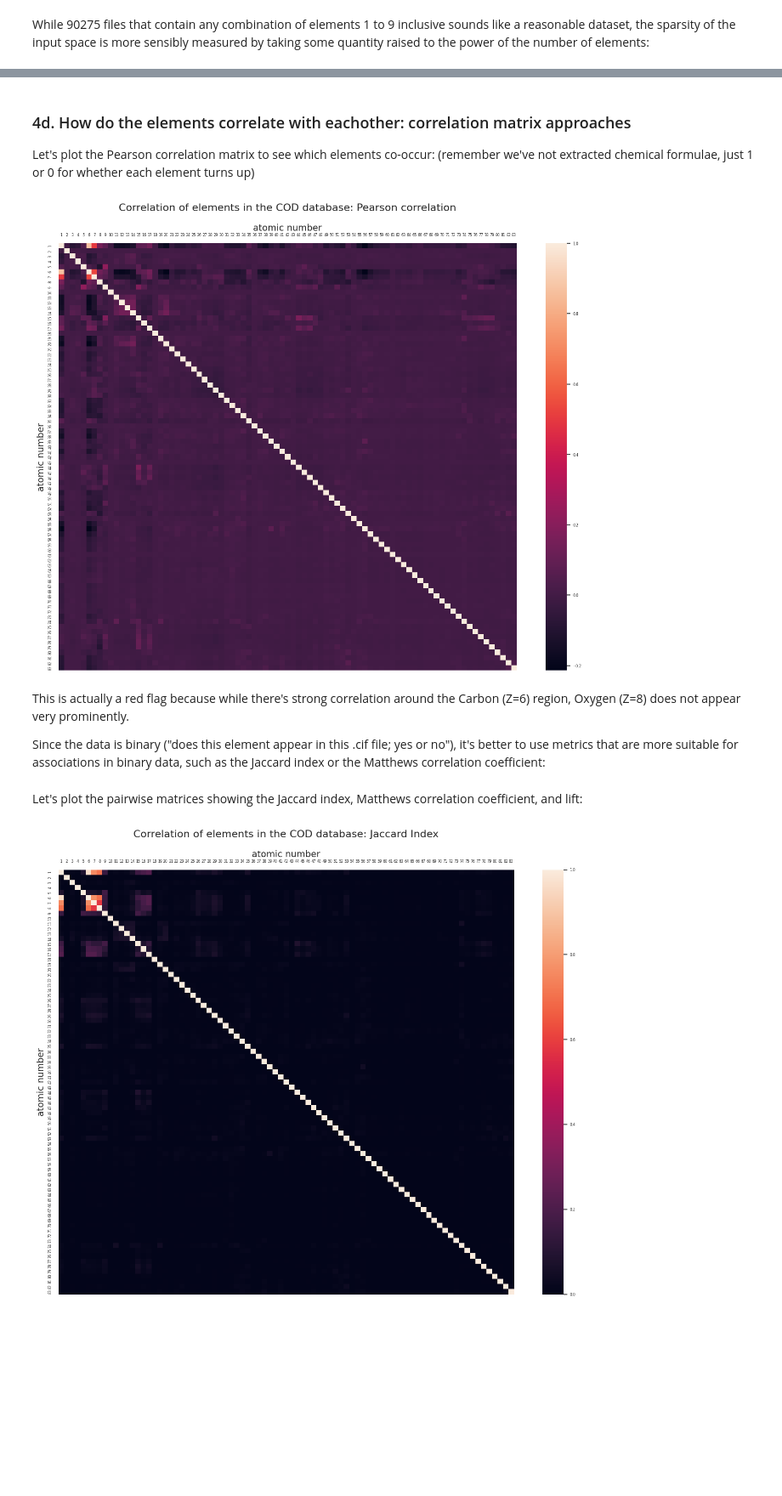
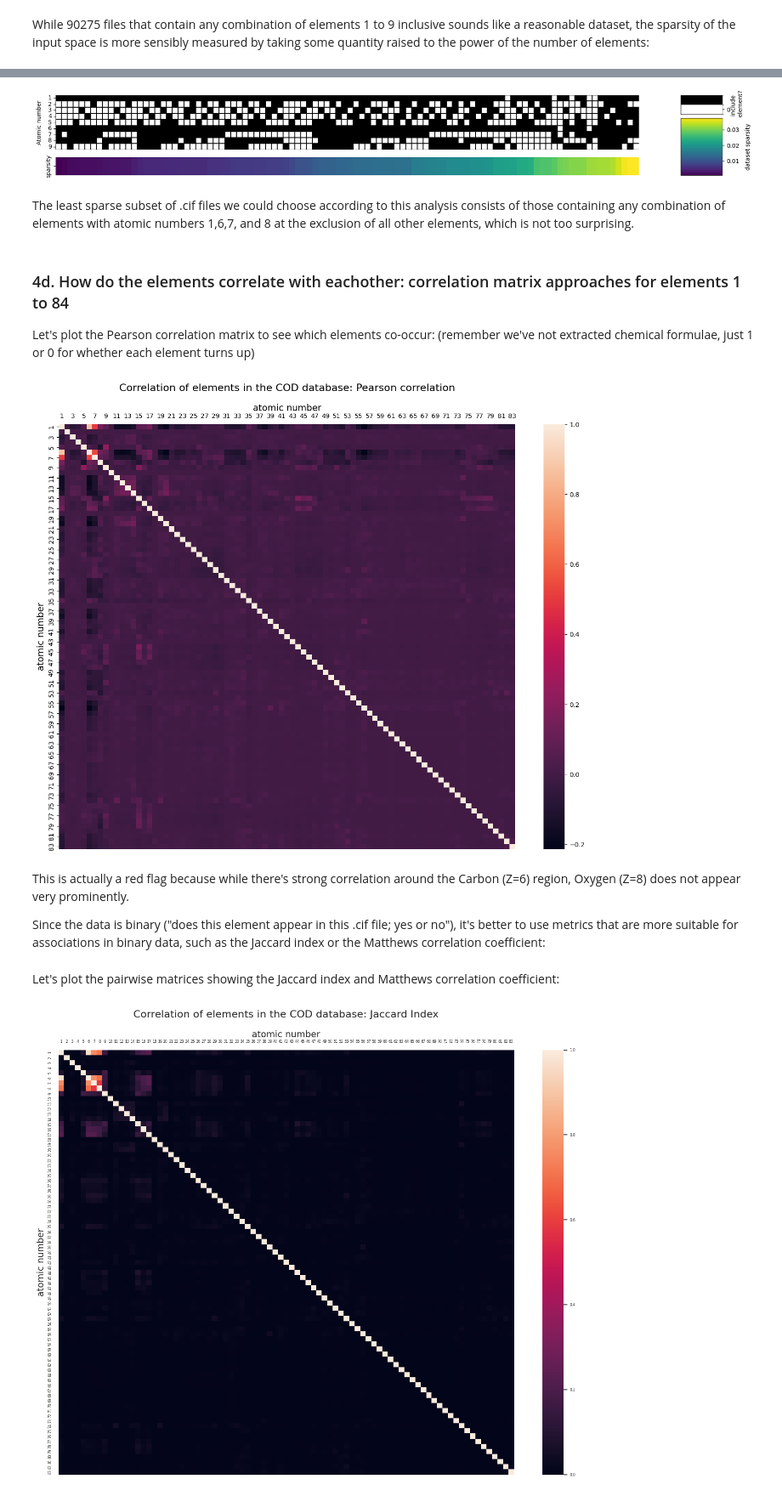
Before and after one commit to teerev/materials-discovery, a Jupyter notebook: exploration.ipynb, the cells around one changed output, grey strips where cells are left out. Shown: that part at 85% size. Drawn from its saved outputs; the diff is of its cells as text; code cells hidden in the pictures; blank space fills up the shorter version.

Commit message:
finished basic workflow of element selection. needs tidy up

```diff
--- a/exploration.ipynb
+++ b/exploration.ipynb
@@ -340,5 +358,63 @@ num_files_df.sort_values('sparsity', ascending=True)
+# %%
+import seaborn as sns
+import pandas as pd
+import matplotlib.pyplot as plt
+import matplotlib.gridspec as gridspec
+import matplotlib.colors as mcolors
+
+# Select subset of columns for binary and sparsity data
+num_files_df_subset = num_files_df[:100]
+binary_df = num_files_df_subset[['1', '2', '3', '4', '5', '6', '7', '8', '9']]  # replace with your binary column names
+continuous_df = num_files_df_subset[['sparsity']]  # replace with your continuous column name
+
+fig = plt.figure(figsize=(20, 2.5))
+
+# Create a gridspec object for heatmaps
+gs_heatmaps = gridspec.GridSpec(2, 1, height_ratios=[3, 1], width_ratios=[1], left=0.1, right=0.8, wspace=0.05)
+
+# Binary heatmap
+ax1 = plt.subplot(gs_heatmaps[0])
+sns.heatmap(binary_df.T, cmap='binary', cbar=False, yticklabels=True, xticklabels=False, ax=ax1)
+ax1.set_ylabel('Atomic number', rotation=90, labelpad=10)  # Add y-axis label
+plt.setp(ax1.get_yticklabels(), rotation=0)  # Rotate y-tick labels
+
+# Add gridlines
+ax1xlimits = ax1.get_xlim()
+ax1.hlines([i for i in range (0, len(atomic_number_range)+1)], ax1xlimits[0], ax1xlimits[1], color='black')
+ax1ylimits = ax1.get_ylim()
+ax1.vlines([i for i in range(0, len(binary_df))], ax1ylimits[0], ax1ylimits[1], color='black')
+
+# Continuous heatmap
+ax2 = plt.subplot(gs_heatmaps[1])
+sns.heatmap(continuous_df.T, cmap='viridis', cbar=False, yticklabels=True, xticklabels=False, ax=ax2)
+
+# Create a gridspec object for colorbars
+gs_colorbars = gridspec.GridSpec(2, 1, height_ratios=[1, 3], left=0.85, right=0.9, hspace=0.1)
+
+# Binary colorbar (1, 0)
+ax3 = plt.subplot(gs_colorbars[0])
+cmap = mcolors.ListedColormap(['white', 'black'])
+bounds = [0, 0.5, 0.6]
+norm = mcolors.BoundaryNorm(bounds, cmap.N)
+cb1 = plt.colorbar(plt.cm.ScalarMappable(norm=norm, cmap=cmap),
+                   cax=ax3,
+                   ticks=[0.25, 0.75],
+                   orientation='vertical')
+cb1.set_label('include \n element?', rotation=90, labelpad=1)
+cb1.set_ticklabels(['0', '1'])
+
+# Colorbar for sparsity data
+ax4 = plt.subplot(gs_colorbars[1])
+cbar = plt.colorbar(ax2.collections[0], cax=ax4, use_gridspec=True)
+cbar.set_label('dataset sparsity', rotation=90, labelpad=10)
+
+plt.show()
+# %% [output]
+[figure, added]
+# %% [markdown]
+The least sparse subset of .cif files we could choose according to this analysis consists of those containing any combination of elements with atomic numbers 1,6,7, and 8 at the exclusion of all other elements, which is not too surprising.
 # %% [markdown]
-### 4d. How do the elements correlate with eachother: correlation matrix approaches
+### 4d. How do the elements correlate with eachother: correlation matrix approaches for elements 1 to 84
 
 Let's plot the Pearson correlation matrix to see which elements co-occur: (remember we've not extracted chemical formulae, just 1 or 0 for whether each element turns up)
 # %%
@@ -347,19 +423,19 @@ corr_matrix = df.corr(method='pearson')
 # %%
 import seaborn as sns
 
 heatmap = plt.figure(figsize=(16, 12))
-ax2 = sns.heatmap(corr_matrix)
+ax5 = sns.heatmap(corr_matrix)
 sns.set(font_scale=0.5)
-ax2.set_ylabel('atomic number', fontsize=14)
-ax2.set_xlabel('')  # Empty xlabel
-ax2.xaxis.tick_top()  # x axis on top
-ax2.xaxis.set_label_position('top')  # x axis label on top
-ax2.set_xlabel('atomic number', fontsize=14)
-ax2.set_title('Correlation of elements in the COD database: Pearson correlation', fontsize=16, pad=20)
-ax2.tick_params(axis='x', which='both', bottom=False, top=False)  # remove x-axis ticks
+ax5.set_ylabel('atomic number', fontsize=14)
+ax5.set_xlabel('')  # Empty xlabel
+ax5.xaxis.tick_top()  # x axis on top
+ax5.xaxis.set_label_position('top')  # x axis label on top
+ax5.set_xlabel('atomic number', fontsize=14)
+ax5.set_title('Correlation of elements in the COD database: Pearson correlation', fontsize=16, pad=20)
+ax5.tick_params(axis='x', which='both', bottom=False, top=False)  # remove x-axis ticks
 plt.show()
 # %% [output]
-[figure, old version]
+[figure, new version]
 # %% [markdown]
 This is actually a red flag because while there's strong correlation around the Carbon (Z=6) region, Oxygen (Z=8) does not appear very prominently.
 
@@ -410,6 +486,6 @@ np.fill_diagonal(mcc_matrix.values, 1)
 jaccard_matrix = jaccard_matrix.apply(pd.to_numeric)
 mcc_matrix = mcc_matrix.apply(pd.to_numeric)
 # %% [markdown]
-Let's plot the pairwise matrices showing the Jaccard index, Matthews correlation coefficient, and lift:
+Let's plot the pairwise matrices showing the Jaccard index and Matthews correlation coefficient:
 # %%
 heatmap = plt.figure(figsize=(16, 12))
```
Also changed, not shown: parts of 23 cells of this notebook.
